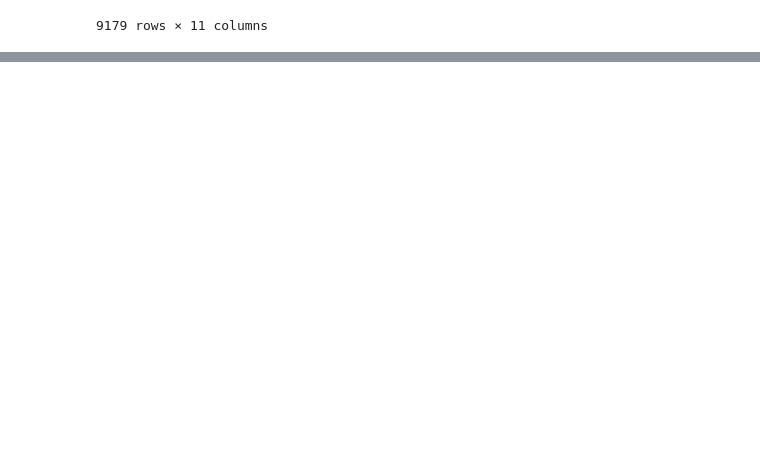
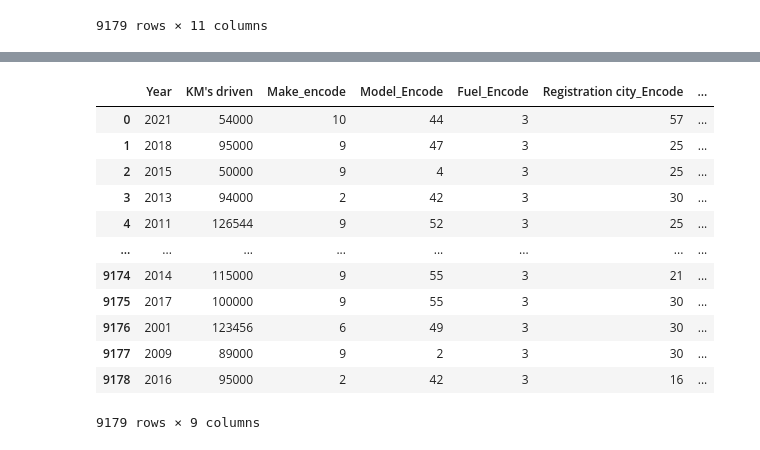
Before and after one commit to hassan07ansari/olx, a Jupyter notebook: dataanalyis.ipynb, the cells around one changed output, grey strips where cells are left out. Saved outputs shown, nothing was run; the diff lists cells and outputs as text; code cells hidden in the pictures; blank space fills up the shorter version.

```diff
--- a/dataanalyis.ipynb
+++ b/dataanalyis.ipynb
@@ -79,0 +151,16 @@ feature
+# %%
+X
+# %% [output]
+|  | Year | KM's driven | Make_encode | Model_Encode | Fuel_Encode | Registration city_Encode | ... |
+| 0 | 2021 | 54000 | 10 | 44 | 3 | 57 | ... |
+| 1 | 2018 | 95000 | 9 | 47 | 3 | 25 | ... |
+| 2 | 2015 | 50000 | 9 | 4 | 3 | 25 | ... |
+| 3 | 2013 | 94000 | 2 | 42 | 3 | 30 | ... |
+| 4 | 2011 | 126544 | 9 | 52 | 3 | 25 | ... |
+| ... | ... | ... | ... | ... | ... | ... | ... |
+| 9174 | 2014 | 115000 | 9 | 55 | 3 | 21 | ... |
+| 9175 | 2017 | 100000 | 9 | 55 | 3 | 30 | ... |
+| 9176 | 2001 | 123456 | 6 | 49 | 3 | 30 | ... |
+| 9177 | 2009 | 89000 | 9 | 2 | 3 | 30 | ... |
+| 9178 | 2016 | 95000 | 2 | 42 | 3 | 16 | ... |
+9179 rows × 9 columns
```
Also changed, not shown: parts of 22 cells of this notebook, 5 other files.
